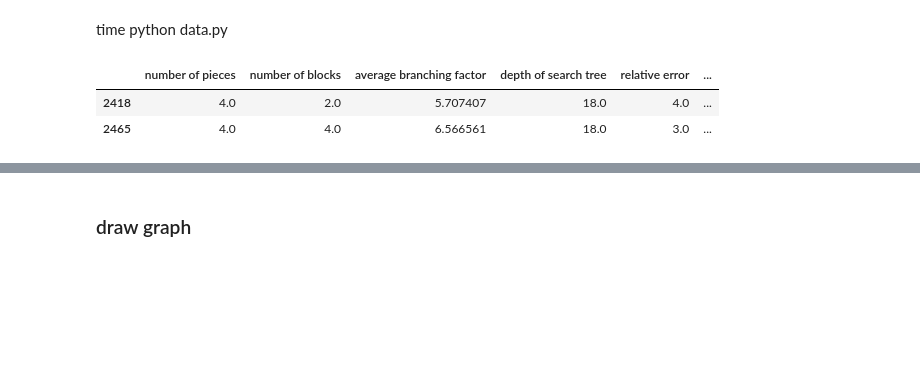
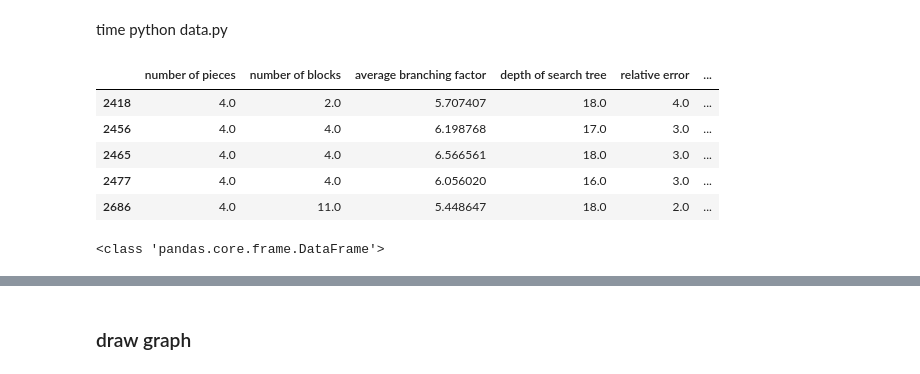
Before and after one commit to yangxvlin/Board-Game-Chexer-AI, a Jupyter notebook: project1/report.ipynb, the cells around one changed output, grey strips where cells are left out. Saved outputs shown, nothing was run; the diff lists cells and outputs as text; code cells hidden in the pictures; blank space fills up the shorter version.

```diff
--- a/project1/report.ipynb
+++ b/project1/report.ipynb
@@ -32,8 +33,15 @@ time python data.py
 summary = pd.read_csv("out.csv", sep=',', index_col=False)
 summary_clean = summary.drop(summary.columns[0], axis=1)
 # %%
-summary_clean[summary_clean["runtime(in ms)"] >= 30 * 1000]
+summary_clean[summary_clean["runtime(in ms)"] >= 15 * 1000]
 # %% [output]
 |  | number of pieces | number of blocks | average branching factor | depth of search tree | relative error | ... |
 | 2418 | 4.0 | 2.0 | 5.707407 | 18.0 | 4.0 | ... |
+| 2456 | 4.0 | 4.0 | 6.198768 | 17.0 | 3.0 | ... |
 | 2465 | 4.0 | 4.0 | 6.566561 | 18.0 | 3.0 | ... |
+| 2477 | 4.0 | 4.0 | 6.056020 | 16.0 | 3.0 | ... |
+| 2686 | 4.0 | 11.0 | 5.448647 | 18.0 | 2.0 | ... |
+# %%
+print(type(summary))
+# %% [output]
+<class 'pandas.core.frame.DataFrame'>
```
Also changed, not shown: parts of 9 cells of this notebook.
